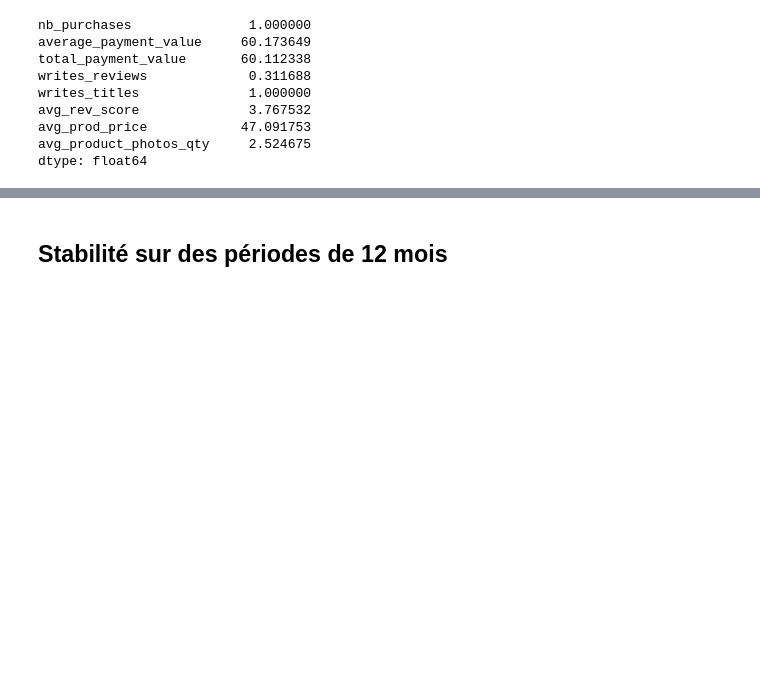
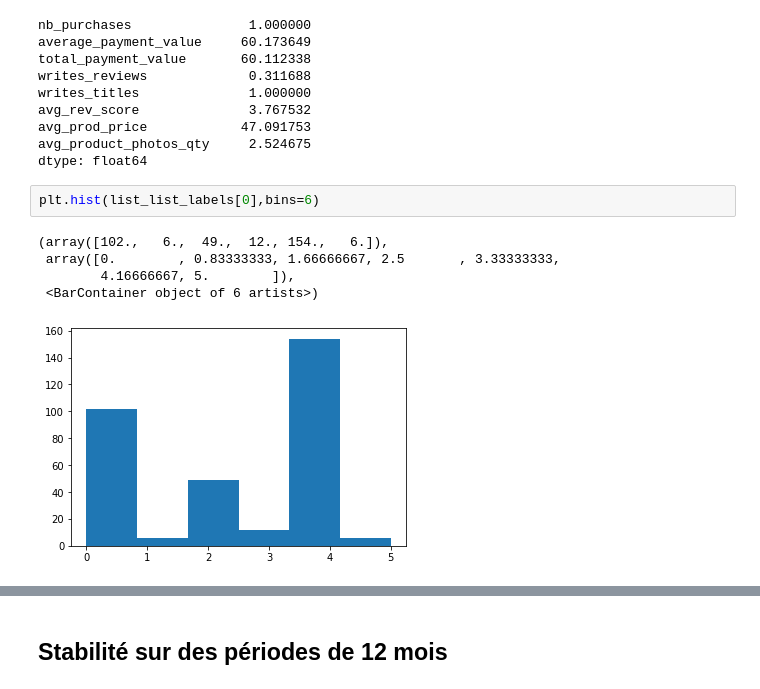
Before and after one commit to Laoban-man/P5_segmentation, a Jupyter notebook: source/3-actionable-segmentation.ipynb, the cells around one changed output, grey strips where cells are left out. Drawn from its saved outputs; the diff is of its cells as text; blank space fills up the shorter version.

```diff
--- a/source/3-actionable-segmentation.ipynb
+++ b/source/3-actionable-segmentation.ipynb
@@ -313,3 +342,11 @@ avg_rev_score              3.767532
 avg_prod_price            47.091753
 avg_product_photos_qty     2.524675
 dtype: float64
+# %%
+plt.hist(list_list_labels[0],bins=6)
+# %% [output]
+(array([102.,   6.,  49.,  12., 154.,   6.]),
+ array([0.        , 0.83333333, 1.66666667, 2.5       , 3.33333333,
+        4.16666667, 5.        ]),
+ <BarContainer object of 6 artists>)
+[figure, added]
```
Also changed, not shown: parts of 11 cells of this notebook, 7 other files.
